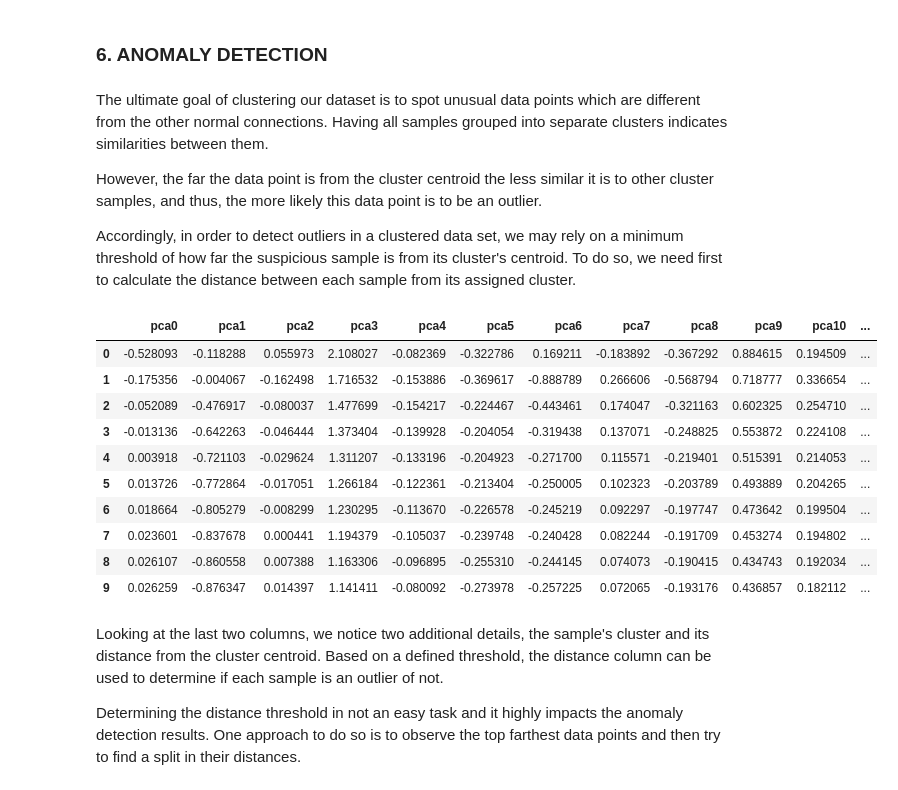
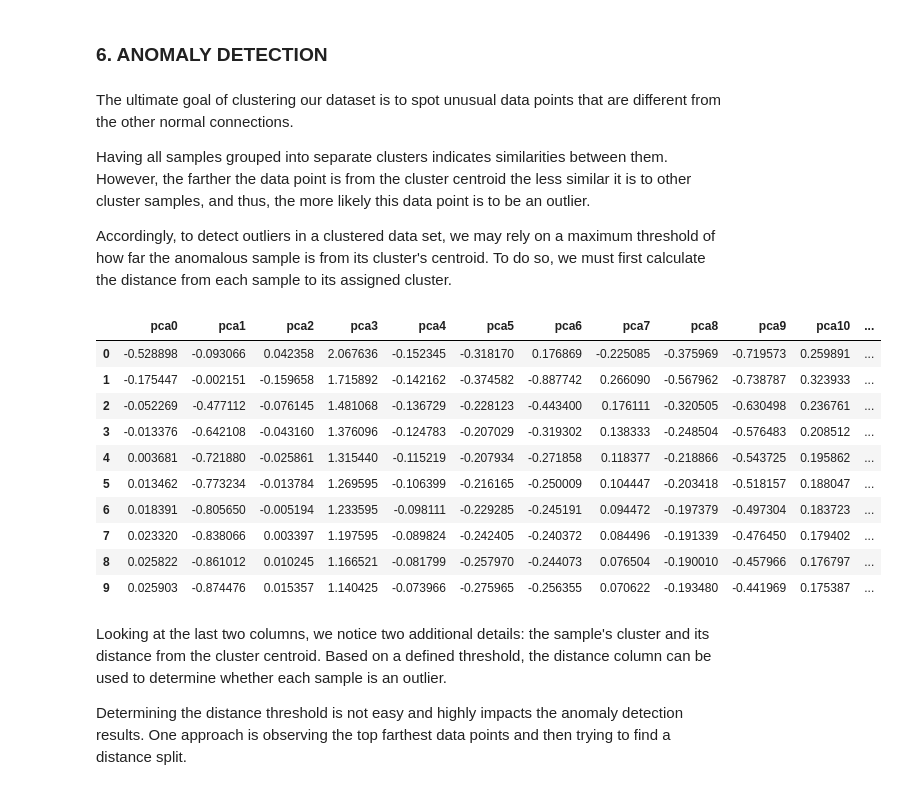
Before and after one commit to sinanw/ml-clustering-intrusion-detection, a Jupyter notebook: notebooks/3-data-analysis.ipynb, the cells around one changed output. Cells and saved outputs as stored; diff of their text form; code cells hidden in the pictures.

```diff
--- a/notebooks/3-data-analysis.ipynb
+++ b/notebooks/3-data-analysis.ipynb
@@ -201,7 +207,7 @@ As we know, deciding the number of clusters in the dataset is not an easy and st
 Elbow Method is a technique used to determine the optimal number of clusters (k) for a given dataset. The method involves running the KMeans clustering algorithm for a range of values of k and plotting the within-cluster sum of squares (WCSS) as a function of the number of clusters. The WCSS is a measure of the compactness of the clusters; it is the sum of the squared distances between each data point and the centroid of its assigned cluster.
 # %%
 # Set the range of k values
-min_k, max_k = (1,20)
+min_k, max_k = (1,40)
 
 # Initialize the within-cluster sum of squares vector
 wcss = []
@@ -243,12 +251,13 @@ As discussed in the previous step, the Elbow Method suggested a trade-off k valu
 # %%
 # Set the best k
-bestK = 5
+bestK = 10
 
 # Implement KMeans algorithm on our dataset using the best k value
-kmeans = KMeans(n_clusters=bestK, init='k-means++', max_iter=300, n_init=10, random_state=0)
+kmeans = KMeans(n_clusters=bestK, init='k-means++', max_iter=300, n_init=10)
 clusters = kmeans.fit_predict(data_pca)
 # %%
-# Add generated clusters to the dataset
-data_pca["cluster"] = clusters
+# Copy the data set and add generated clusters
+data_pca_with_cluster = data_pca.copy()
+data_pca_with_cluster["cluster"] = clusters
 # %%
 # Check sample distribution of generated clusters
@@ -311,35 +330,35 @@ This chart alone is not enough to understand or evaluate the cluster distributio
 # %% [markdown]
 ### 6. ANOMALY DETECTION
 # %% [markdown]
-The ultimate goal of clustering our dataset is to spot unusual data points which are different from the other normal connections. Having all samples grouped into separate clusters indicates similarities between them.
+The ultimate goal of clustering our dataset is to spot unusual data points that are different from the other normal connections.
 
-However, the far the data point is from the cluster centroid the less similar it is to other cluster samples, and thus, the more likely this data point is to be an outlier.
+Having all samples grouped into separate clusters indicates similarities between them. However, the farther the data point is from the cluster centroid the less similar it is to other cluster samples, and thus, the more likely this data point is to be an outlier.
 
-Accordingly, in order to detect outliers in a clustered data set, we may rely on a minimum threshold of how far the suspicious sample is from its cluster's centroid. To do so, we need first to calculate the distance between each sample from its assigned cluster.
+Accordingly, to detect outliers in a clustered data set, we may rely on a maximum threshold of how far the anomalous sample is from its cluster's centroid. To do so, we must first calculate the distance from each sample to its assigned cluster.
 # %%
 # Calculate distance of each data point to its cluster centroid
-distances = kmeans.transform(data_pca)
+distances = kmeans.transform(data_pca_with_cluster.drop("cluster", axis=1))
 
 # Extract the distance to the corresponding cluster for each data point
-data_pca['distance_to_centroid'] = distances[range(len(data_pca)), kmeans.labels_]
+data_pca_with_cluster['distance_to_centroid'] = distances[range(len(data_pca)), kmeans.labels_]
 
 # Check how the data frame looks like with cluster details
-data_pca.head(10)
+data_pca_with_cluster.head(10)
 # %% [output]
 |  | pca0 | pca1 | pca2 | pca3 | pca4 | pca5 | pca6 | pca7 | pca8 | pca9 | pca10 | ... |
-| 0 | -0.528093 | -0.118288 | 0.055973 | 2.108027 | -0.082369 | -0.322786 | 0.169211 | -0.183892 | -0.367292 | 0.884615 | 0.194509 | ... |
-| 1 | -0.175356 | -0.004067 | -0.162498 | 1.716532 | -0.153886 | -0.369617 | -0.888789 | 0.266606 | -0.568794 | 0.718777 | 0.336654 | ... |
-| 2 | -0.052089 | -0.476917 | -0.080037 | 1.477699 | -0.154217 | -0.224467 | -0.443461 | 0.174047 | -0.321163 | 0.602325 | 0.254710 | ... |
-| 3 | -0.013136 | -0.642263 | -0.046444 | 1.373404 | -0.139928 | -0.204054 | -0.319438 | 0.137071 | -0.248825 | 0.553872 | 0.224108 | ... |
-| 4 | 0.003918 | -0.721103 | -0.029624 | 1.311207 | -0.133196 | -0.204923 | -0.271700 | 0.115571 | -0.219401 | 0.515391 | 0.214053 | ... |
-| 5 | 0.013726 | -0.772864 | -0.017051 | 1.266184 | -0.122361 | -0.213404 | -0.250005 | 0.102323 | -0.203789 | 0.493889 | 0.204265 | ... |
-| 6 | 0.018664 | -0.805279 | -0.008299 | 1.230295 | -0.113670 | -0.226578 | -0.245219 | 0.092297 | -0.197747 | 0.473642 | 0.199504 | ... |
-| 7 | 0.023601 | -0.837678 | 0.000441 | 1.194379 | -0.105037 | -0.239748 | -0.240428 | 0.082244 | -0.191709 | 0.453274 | 0.194802 | ... |
-| 8 | 0.026107 | -0.860558 | 0.007388 | 1.163306 | -0.096895 | -0.255310 | -0.244145 | 0.074073 | -0.190415 | 0.434743 | 0.192034 | ... |
-| 9 | 0.026259 | -0.876347 | 0.014397 | 1.141411 | -0.080092 | -0.273978 | -0.257225 | 0.072065 | -0.193176 | 0.436857 | 0.182112 | ... |
+| 0 | -0.528898 | -0.093066 | 0.042358 | 2.067636 | -0.152345 | -0.318170 | 0.176869 | -0.225085 | -0.375969 | -0.719573 | 0.259891 | ... |
+| 1 | -0.175447 | -0.002151 | -0.159658 | 1.715892 | -0.142162 | -0.374582 | -0.887742 | 0.266090 | -0.567962 | -0.738787 | 0.323933 | ... |
+| 2 | -0.052269 | -0.477112 | -0.076145 | 1.481068 | -0.136729 | -0.228123 | -0.443400 | 0.176111 | -0.320505 | -0.630498 | 0.236761 | ... |
+| 3 | -0.013376 | -0.642108 | -0.043160 | 1.376096 | -0.124783 | -0.207029 | -0.319302 | 0.138333 | -0.248504 | -0.576483 | 0.208512 | ... |
+| 4 | 0.003681 | -0.721880 | -0.025861 | 1.315440 | -0.115219 | -0.207934 | -0.271858 | 0.118377 | -0.218866 | -0.543725 | 0.195862 | ... |
+| 5 | 0.013462 | -0.773234 | -0.013784 | 1.269595 | -0.106399 | -0.216165 | -0.250009 | 0.104447 | -0.203418 | -0.518157 | 0.188047 | ... |
+| 6 | 0.018391 | -0.805650 | -0.005194 | 1.233595 | -0.098111 | -0.229285 | -0.245191 | 0.094472 | -0.197379 | -0.497304 | 0.183723 | ... |
+| 7 | 0.023320 | -0.838066 | 0.003397 | 1.197595 | -0.089824 | -0.242405 | -0.240372 | 0.084496 | -0.191339 | -0.476450 | 0.179402 | ... |
+| 8 | 0.025822 | -0.861012 | 0.010245 | 1.166521 | -0.081799 | -0.257970 | -0.244073 | 0.076504 | -0.190010 | -0.457966 | 0.176797 | ... |
+| 9 | 0.025903 | -0.874476 | 0.015357 | 1.140425 | -0.073966 | -0.275965 | -0.256355 | 0.070622 | -0.193480 | -0.441969 | 0.175387 | ... |
 # %% [markdown]
-Looking at the last two columns, we notice two additional details, the sample's cluster and its distance from the cluster centroid. Based on a defined threshold, the distance column can be used to determine if each sample is an outlier of not.
+Looking at the last two columns, we notice two additional details: the sample's cluster and its distance from the cluster centroid. Based on a defined threshold, the distance column can be used to determine whether each sample is an outlier.
 
-Determining the distance threshold in not an easy task and it highly impacts the anomaly detection results. One approach to do so is to observe the top farthest data points and then try to find a split in their distances.
+Determining the distance threshold is not easy and highly impacts the anomaly detection results. One approach is observing the top farthest data points and then trying to find a distance split.
 # %%
 # Get the farthest 1000 samples from their centroids
```
Also changed, not shown: parts of 22 cells of this notebook.
